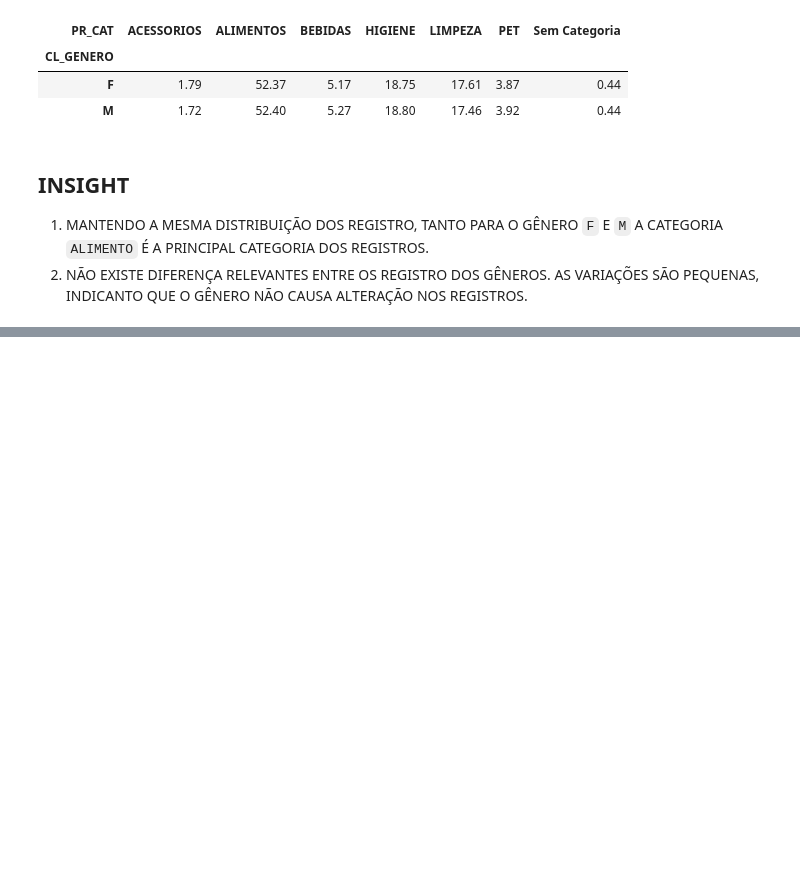
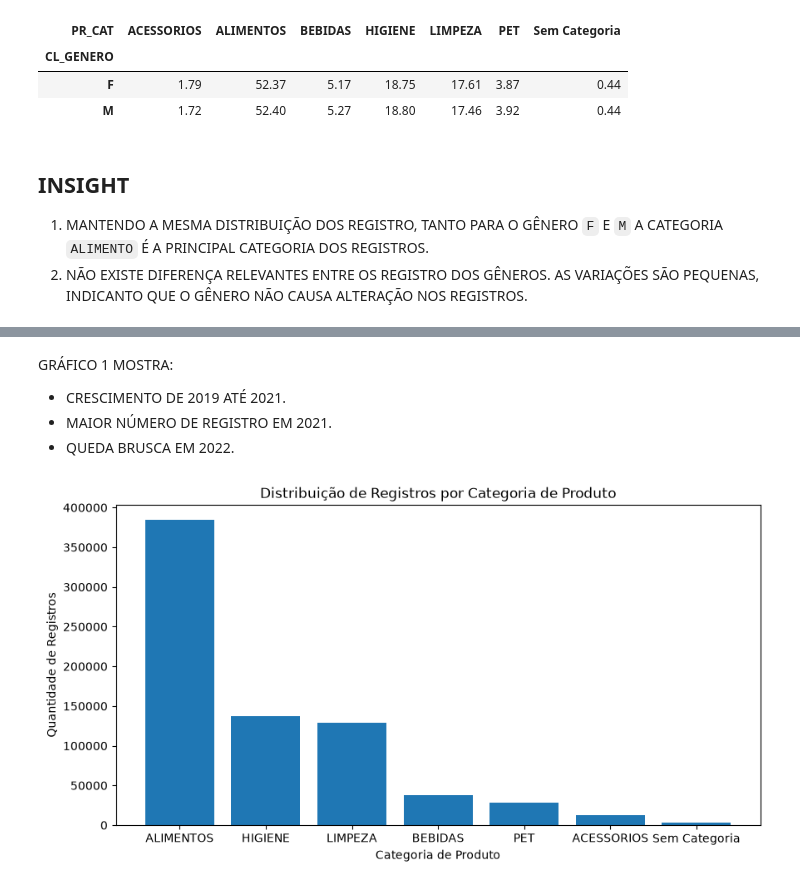
Before and after one commit to FelipeBusa/mini_projeto_turma05, a Jupyter notebook: Mini_Projeto_Felipe_Busarello.ipynb, the cells around one changed output, grey strips where cells are left out. Saved outputs shown, nothing was run; the diff lists cells and outputs as text; code cells hidden in the pictures; blank space fills up the shorter version.

```diff
--- a/Mini_Projeto_Felipe_Busarello.ipynb
+++ b/Mini_Projeto_Felipe_Busarello.ipynb
@@ -781,0 +793,18 @@ Percentual de Registro
+# %% [markdown]
+GRÁFICO 1 MOSTRA:
+* CRESCIMENTO DE 2019 ATÉ 2021.
+* MAIOR NÚMERO DE REGISTRO EM 2021.
+* QUEDA BRUSCA EM 2022.
+# %%
+# ===========
+# GRÁFICO 2 - DISTRIBUIÇÃO POR CATEGORIA
+# ===========
+plt.figure(figsize=(10, 5))
+plt.bar(distribuicao_categoria.index,distribuicao_categoria["Quantidade"])
+plt.title("Distribuição de Registros por Categoria de Produto")
+plt.xlabel("Categoria de Produto")
+plt.ylabel("Quantidade de Registros")
+plt.savefig("Graficos/grafico2_registro_por_categoria_produto.png",dpi=300,bbox_inches="tight")
+plt.show()
+# %% [output]
+[figure, added]
```
Also changed, not shown: parts of 12 cells of this notebook.
